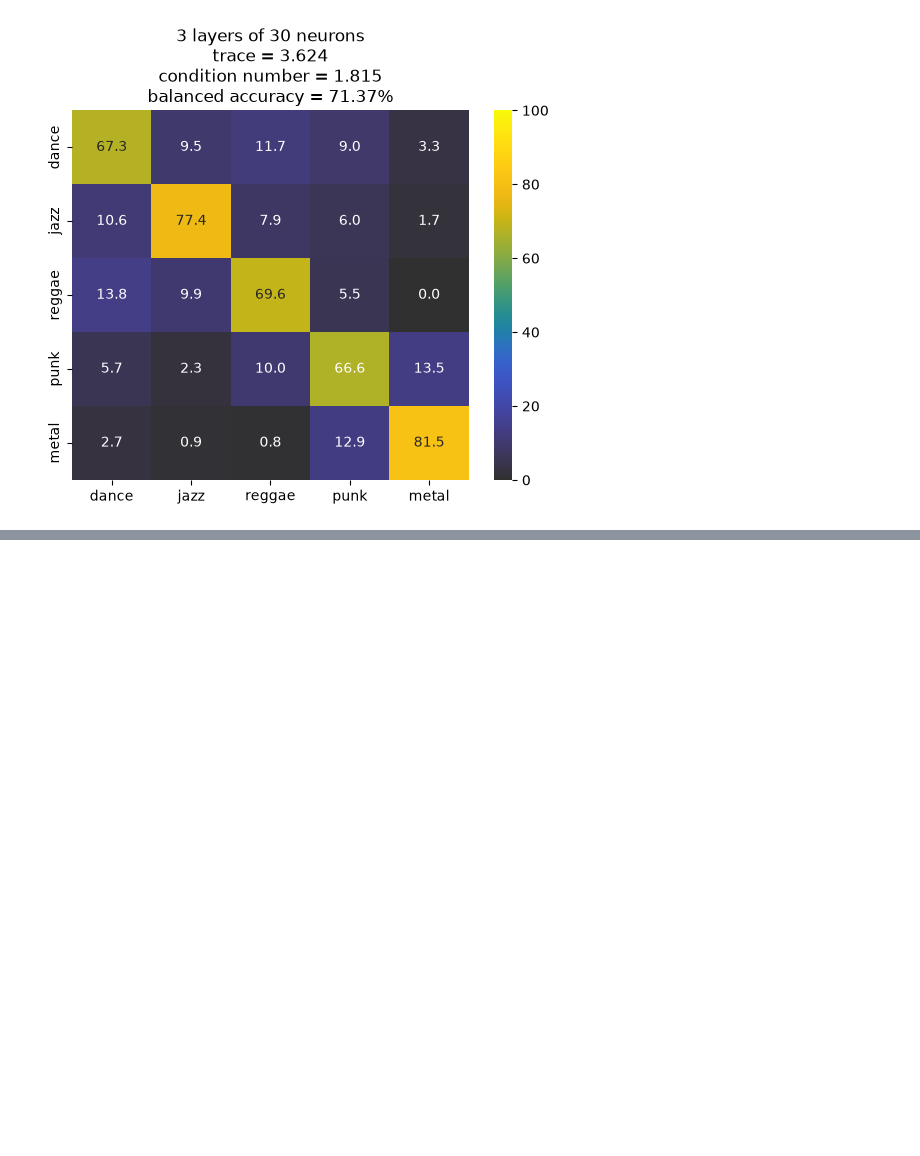
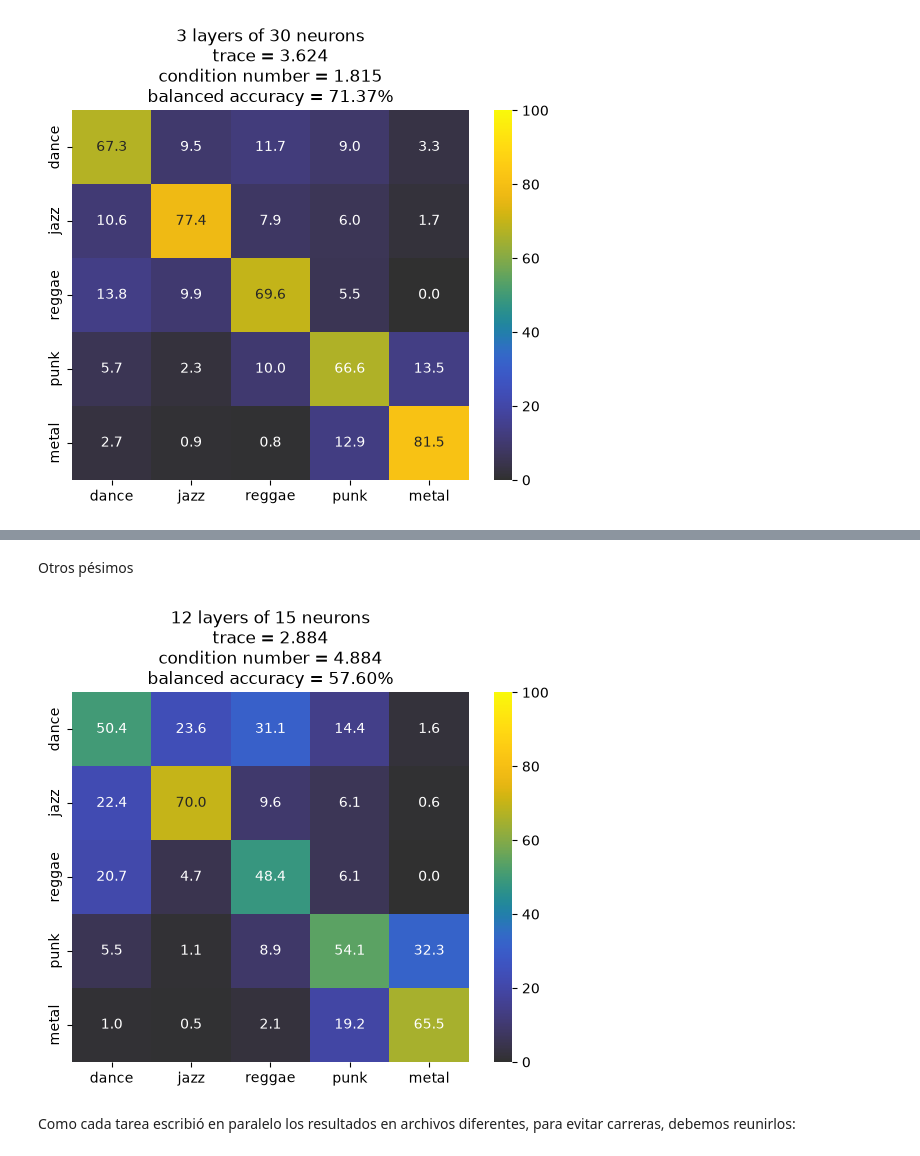
Before and after one commit to DANI2579/ML-2026, a Jupyter notebook: mlp_classifiers/T2.ipynb, the cells around one changed output, grey strips where cells are left out. Drawn from its saved outputs; the diff is of its cells as text; code cells hidden in the pictures; blank space fills up the shorter version.

```diff
--- a/mlp_classifiers/T2.ipynb
+++ b/mlp_classifiers/T2.ipynb
@@ -392,0 +454,16 @@ L2_lambda = 3e-4
+# %% [markdown]
+Otros pésimos
+# %%
+reconstructed_model, config = reconstruct_model(entrenados[31])
+
+y_pred = reconstructed_model(test[0]).argmax(axis=1).numpy()
+y_test = test[1].numpy()
+
+CM = confusion_matrix(y_test,y_pred,normalize="pred")
+kwargs = dict(xticklabels=genres,yticklabels=genres,annot=True,fmt='.1f',vmin=0,vmax=100,cmap=cc.cm.gouldian)
+report = title(y_test,y_pred,name=f"{config["depth"]} layers of {config["width"]} neurons")
+sns.heatmap(100*CM,**kwargs).set(title=report);
+# %% [output]
+[figure, added]
+# %% [markdown]
+Como cada tarea escribió en paralelo los resultados en archivos diferentes, para evitar carreras, debemos reunirlos:
```
Also changed, not shown: parts of 33 cells of this notebook.
